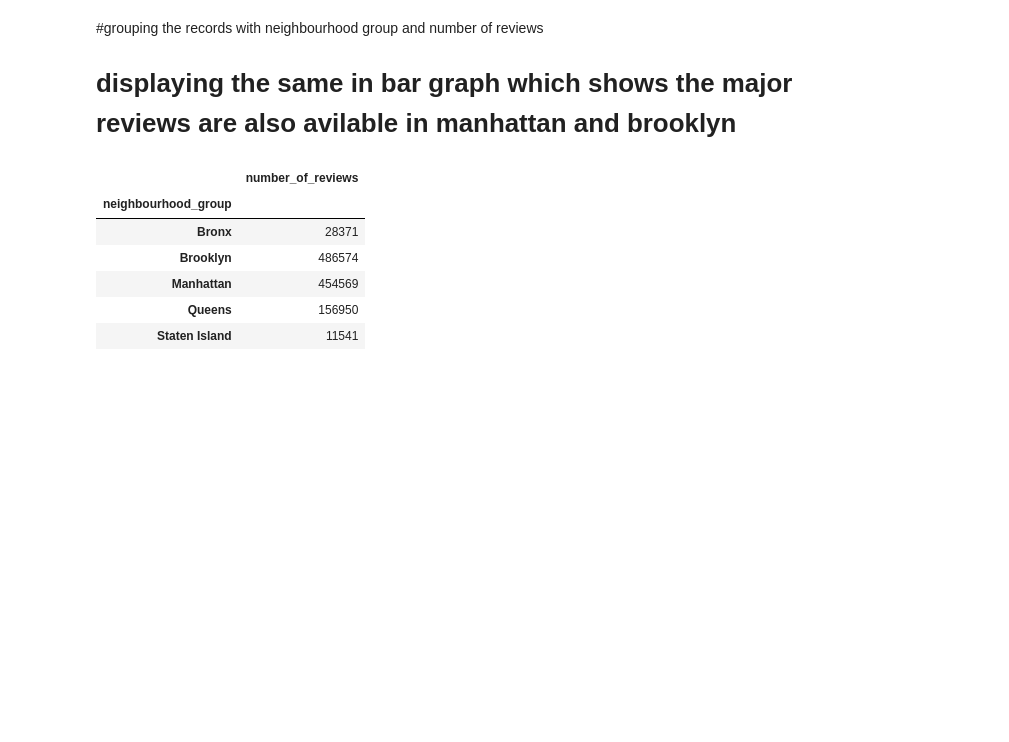
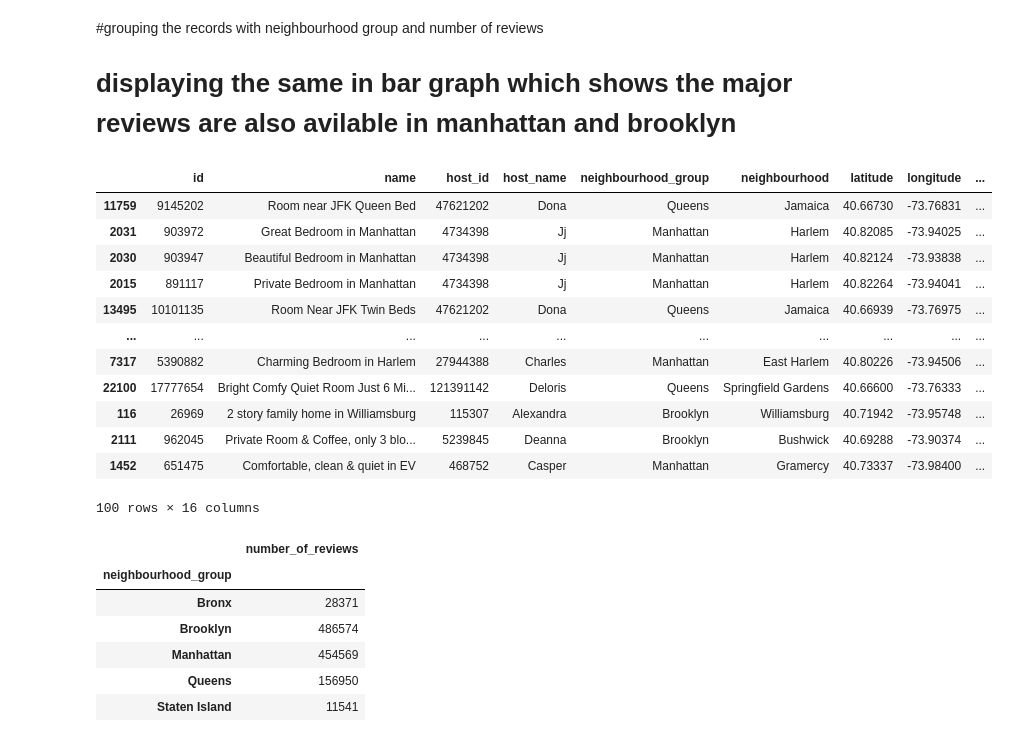
Before and after one commit to sravyagadam/EDA_Capstone, a Jupyter notebook: Copy_of_Airbnb_Bookings_Analysis_Capstone_Project.ipynb, the cells around one changed output. Cells and saved outputs as stored; diff of their text form; code cells hidden in the pictures; blank space fills up the shorter version.

```diff
--- a/Copy_of_Airbnb_Bookings_Analysis_Capstone_Project.ipynb
+++ b/Copy_of_Airbnb_Bookings_Analysis_Capstone_Project.ipynb
@@ -76,6 +86,8 @@ reviews_per_month                 10052
 calculated_host_listings_count        0
 availability_365                      0
 dtype: int64
+# %%
+airbnb['number_of_reviews'].fillna(0,inplace=True)
 # %%
 # time for cleaning the data set check if any null values are there and remove them / make it as 0
 airbnb['reviews_per_month'].fillna(0,inplace=True)
@@ -124,6 +136,22 @@ total number of neighbourhood  221
 # %% [markdown]
 #grouping the records with neighbourhood group and number of reviews
 # displaying the same in bar graph which shows the major reviews are also avilable in manhattan and brooklyn
+# %%
+airbnb.nlargest(100, 'number_of_reviews')
+# %% [output]
+|  | id | name | host_id | host_name | neighbourhood_group | neighbourhood | latitude | longitude | ... |
+| 11759 | 9145202 | Room near JFK Queen Bed | 47621202 | Dona | Queens | Jamaica | 40.66730 | -73.76831 | ... |
+| 2031 | 903972 | Great Bedroom in Manhattan | 4734398 | Jj | Manhattan | Harlem | 40.82085 | -73.94025 | ... |
+| 2030 | 903947 | Beautiful Bedroom in Manhattan | 4734398 | Jj | Manhattan | Harlem | 40.82124 | -73.93838 | ... |
+| 2015 | 891117 | Private Bedroom in Manhattan | 4734398 | Jj | Manhattan | Harlem | 40.82264 | -73.94041 | ... |
+| 13495 | 10101135 | Room Near JFK Twin Beds | 47621202 | Dona | Queens | Jamaica | 40.66939 | -73.76975 | ... |
+| ... | ... | ... | ... | ... | ... | ... | ... | ... | ... |
+| 7317 | 5390882 | Charming Bedroom in Harlem | 27944388 | Charles | Manhattan | East Harlem | 40.80226 | -73.94506 | ... |
+| 22100 | 17777654 | Bright Comfy Quiet Room Just 6 Mi... | 121391142 | Deloris | Queens | Springfield Gardens | 40.66600 | -73.76333 | ... |
+| 116 | 26969 | 2 story family home in Williamsburg | 115307 | Alexandra | Brooklyn | Williamsburg | 40.71942 | -73.95748 | ... |
+| 2111 | 962045 | Private Room & Coffee, only 3 blo... | 5239845 | Deanna | Brooklyn | Bushwick | 40.69288 | -73.90374 | ... |
+| 1452 | 651475 | Comfortable, clean & quiet in EV | 468752 | Casper | Manhattan | Gramercy | 40.73337 | -73.98400 | ... |
+100 rows × 16 columns
 # %%
 #airbnb_1=airbnb.nlargest(100, 'number_of_reviews')
 
```
Also changed, not shown: parts of 3 cells of this notebook.
